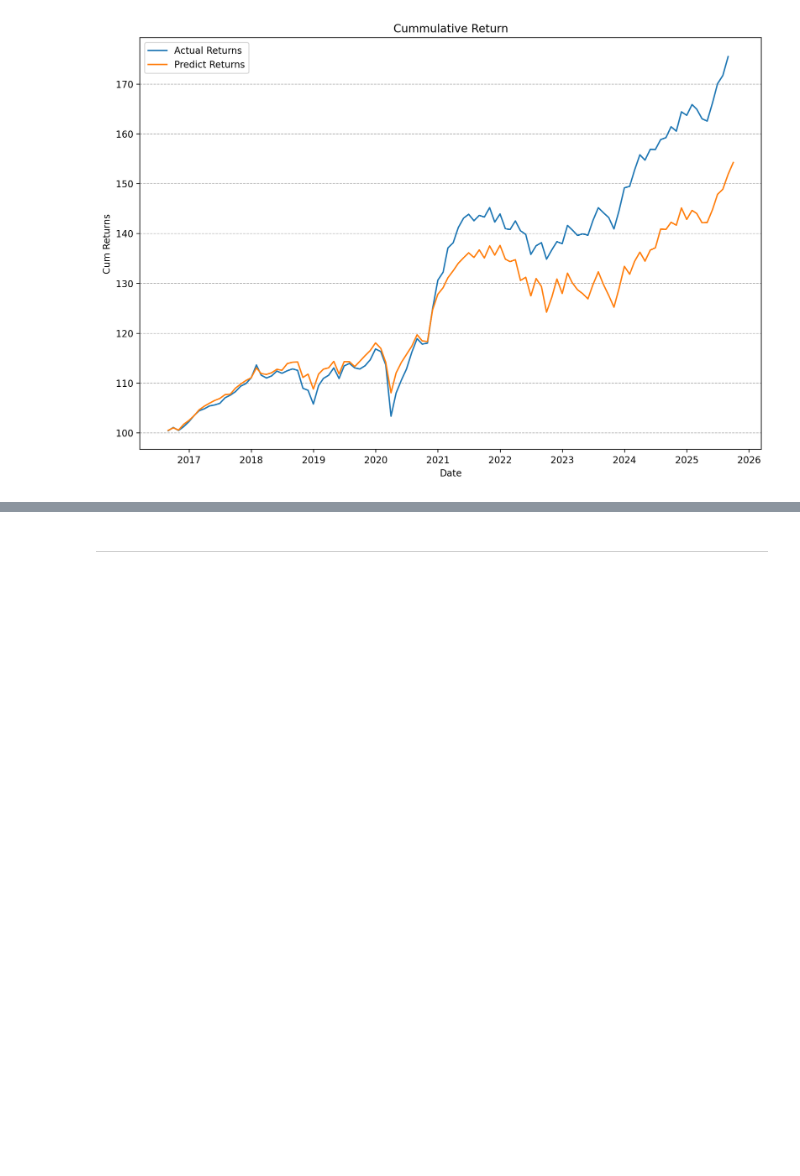
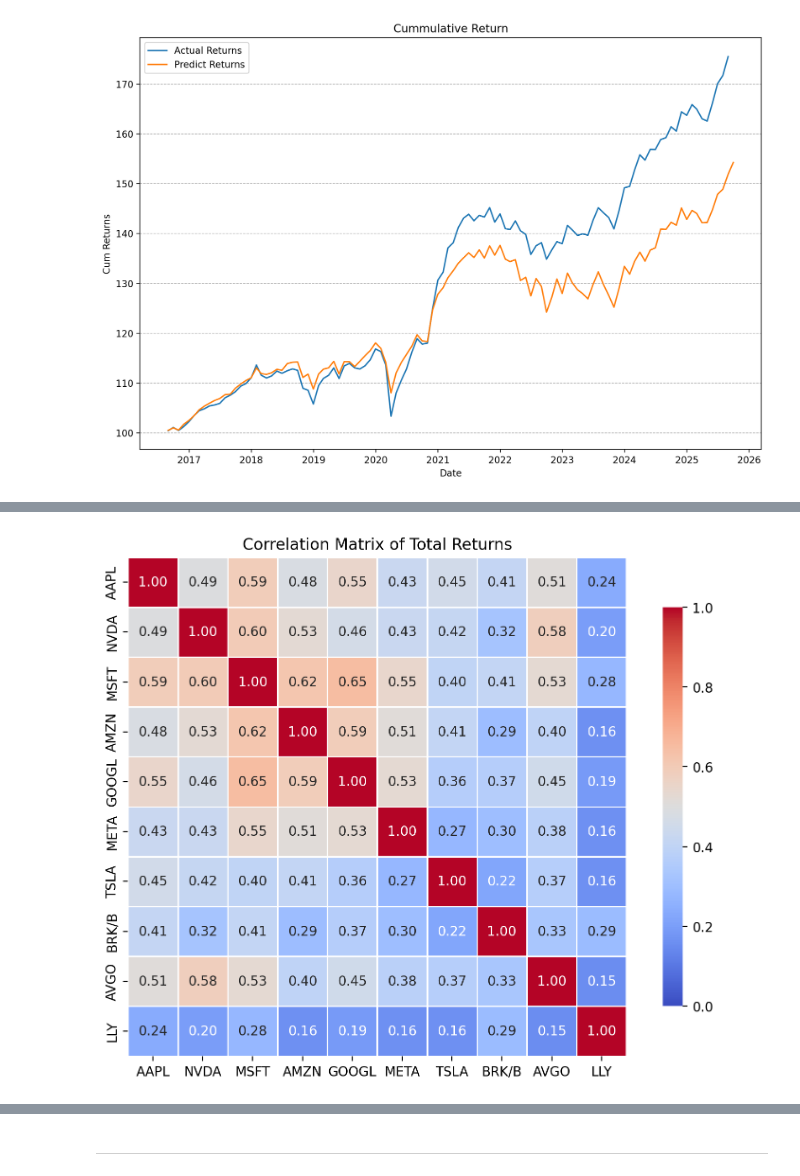
Before and after one commit to scfengv/FINM36700-Portfolio-and-Risk-Management, a Jupyter notebook: assignment/HW2.ipynb, the cells around one changed output, grey strips where cells are left out. Saved outputs shown, nothing was run; the diff lists cells and outputs as text; code cells hidden in the pictures; blank space fills up the shorter version.

```diff
--- a/assignment/HW2.ipynb
+++ b/assignment/HW2.ipynb
@@ -363,0 +408,5 @@ plt.show()
+# %%
+data = pd.read_excel("../data/spx_returns_weekly.xlsx", sheet_name = "s&p500 rets").set_index("date")
+tickers = ["AAPL", "NVDA", "MSFT", "AMZN", "GOOGL", "META", "TSLA", "BRK/B", "AVGO", "LLY"]
+df = data[tickers]
+df.head()
@@ -363,0 +504,11 @@ plt.show()
+# %%
+corr_matrix = df.corr()
+
+plt.figure(figsize = (8, 6))
+sns.heatmap(corr_matrix, annot = True, fmt = '.2f', cmap = 'coolwarm', vmin = 0, vmax = 1,
+            square = True, linewidths = 1, cbar_kws = {"shrink": 0.8})
+plt.title('Correlation Matrix of Total Returns')
+plt.tight_layout()
+plt.show()
+# %% [output]
+[figure, added]
```
Also changed, not shown: parts of 17 cells of this notebook.
